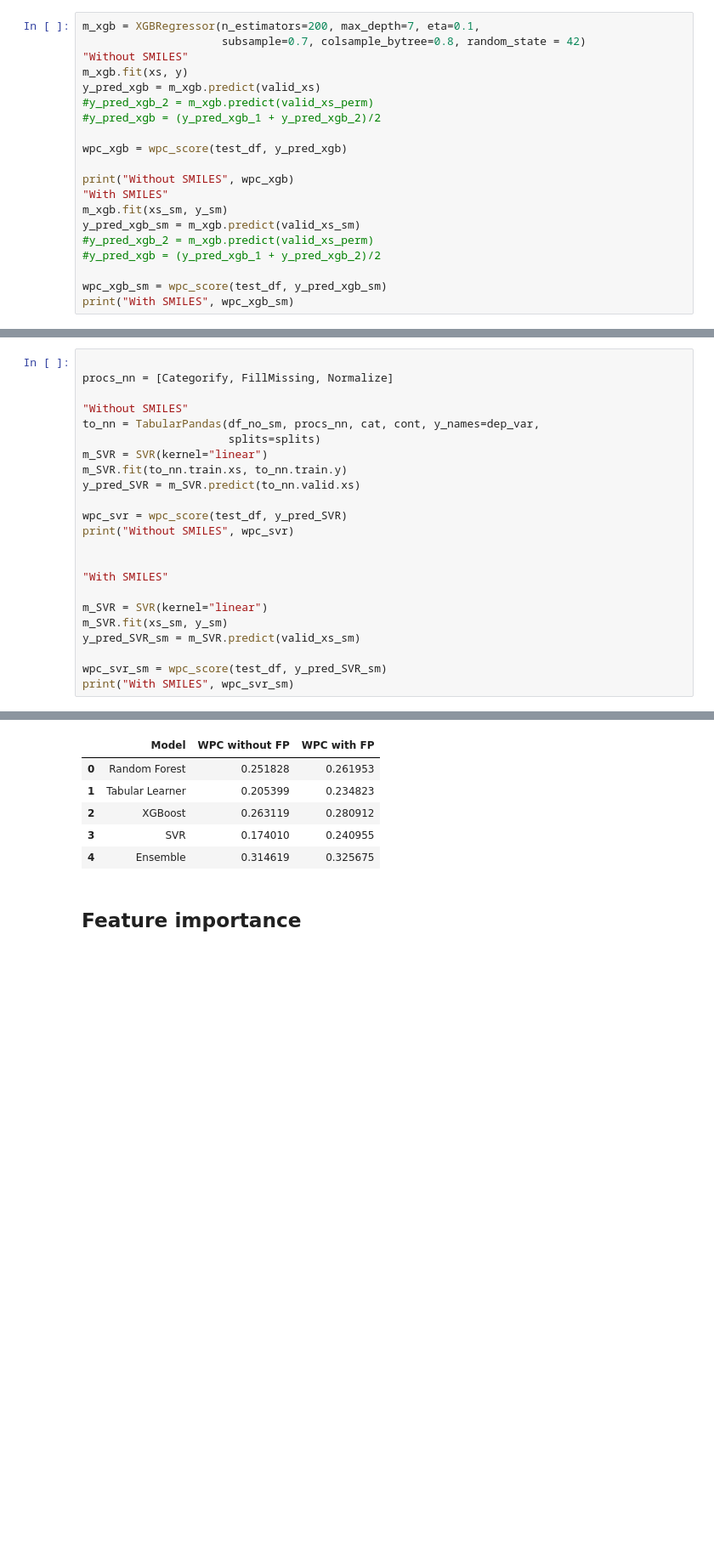
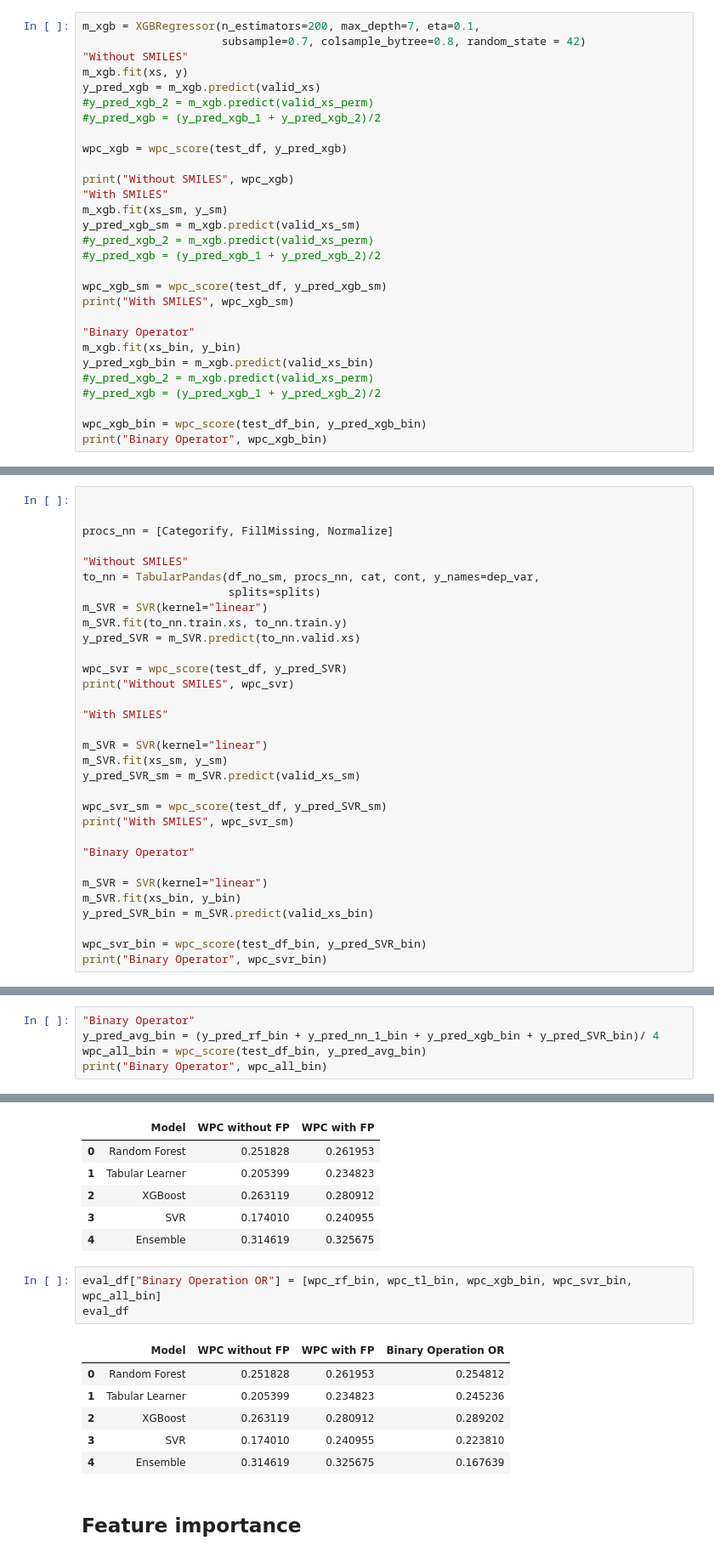
Before and after one commit to edmanft/cat_drug_synergy, a Jupyter notebook: fingerprints_without_training_pipeline.ipynb, the cells around one changed output, grey strips where cells are left out. Shown at 85% size. Cells and saved outputs as stored; diff of their text form; blank space fills up the shorter version.

```diff
--- a/fingerprints_without_training_pipeline.ipynb
+++ b/fingerprints_without_training_pipeline.ipynb
@@ -1249,4 +1373,13 @@ y_pred_xgb_sm = m_xgb.predict(valid_xs_sm)
 
 wpc_xgb_sm = wpc_score(test_df, y_pred_xgb_sm)
 print("With SMILES", wpc_xgb_sm)
+
+"Binary Operator"
+m_xgb.fit(xs_bin, y_bin)
+y_pred_xgb_bin = m_xgb.predict(valid_xs_bin)
+#y_pred_xgb_2 = m_xgb.predict(valid_xs_perm)
+#y_pred_xgb = (y_pred_xgb_1 + y_pred_xgb_2)/2
+
+wpc_xgb_bin = wpc_score(test_df_bin, y_pred_xgb_bin)
+print("Binary Operator", wpc_xgb_bin)
 # %% [output]
@@ -1283,6 +1418,7 @@ With SMILES 0.3031739283443954
 # %% [markdown]
 # Support Vector Regressor
 # %%
+
 
 procs_nn = [Categorify, FillMissing, Normalize]
 
@@ -1296,7 +1432,6 @@ y_pred_SVR = m_SVR.predict(to_nn.valid.xs)
 wpc_svr = wpc_score(test_df, y_pred_SVR)
 print("Without SMILES", wpc_svr)
 
-
 "With SMILES"
 
 m_SVR = SVR(kernel="linear")
@@ -1305,4 +1440,13 @@ y_pred_SVR_sm = m_SVR.predict(valid_xs_sm)
 
 wpc_svr_sm = wpc_score(test_df, y_pred_SVR_sm)
 print("With SMILES", wpc_svr_sm)
+
+"Binary Operator"
+
+m_SVR = SVR(kernel="linear")
+m_SVR.fit(xs_bin, y_bin)
+y_pred_SVR_bin = m_SVR.predict(valid_xs_bin)
+
+wpc_svr_bin = wpc_score(test_df_bin, y_pred_SVR_bin)
+print("Binary Operator", wpc_svr_bin)
 # %% [output]
@@ -1336,3 +1480,8 @@ print("With SMILES", wpc_all_sm)
 # %% [output]
 Without SMILES 0.31461878978937274
 With SMILES 0.3256749769823682
+# %%
+"Binary Operator"
+y_pred_avg_bin = (y_pred_rf_bin + y_pred_nn_1_bin + y_pred_xgb_bin + y_pred_SVR_bin)/ 4
+wpc_all_bin = wpc_score(test_df_bin, y_pred_avg_bin)
+print("Binary Operator", wpc_all_bin)
@@ -1365,6 +1522,16 @@ eval_df
 | 2 | XGBoost | 0.263119 | 0.280912 |
 | 3 | SVR | 0.174010 | 0.240955 |
 | 4 | Ensemble | 0.314619 | 0.325675 |
+# %%
+eval_df["Binary Operation OR"] = [wpc_rf_bin, wpc_tl_bin, wpc_xgb_bin, wpc_svr_bin, wpc_all_bin]
+eval_df
+# %% [output]
+|  | Model | WPC without FP | WPC with FP | Binary Operation OR |
+| 0 | Random Forest | 0.251828 | 0.261953 | 0.254812 |
+| 1 | Tabular Learner | 0.205399 | 0.234823 | 0.245236 |
+| 2 | XGBoost | 0.263119 | 0.280912 | 0.289202 |
+| 3 | SVR | 0.174010 | 0.240955 | 0.223810 |
+| 4 | Ensemble | 0.314619 | 0.325675 | 0.167639 |
 # %% [markdown]
 ## Feature importance
 # %%
```
Also changed, not shown: parts of 13 cells of this notebook.
